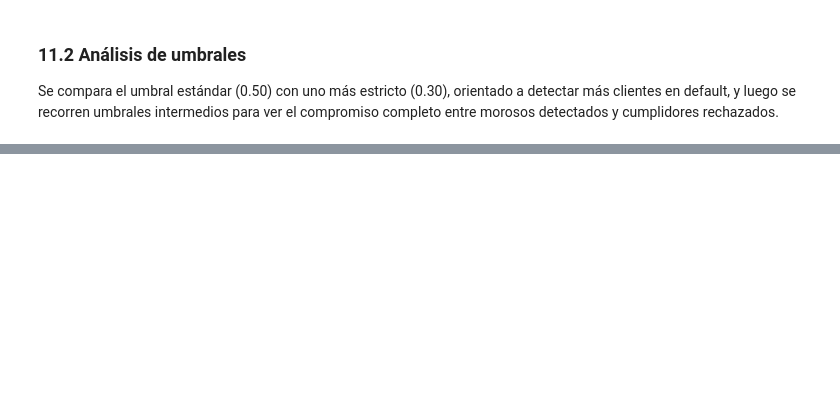
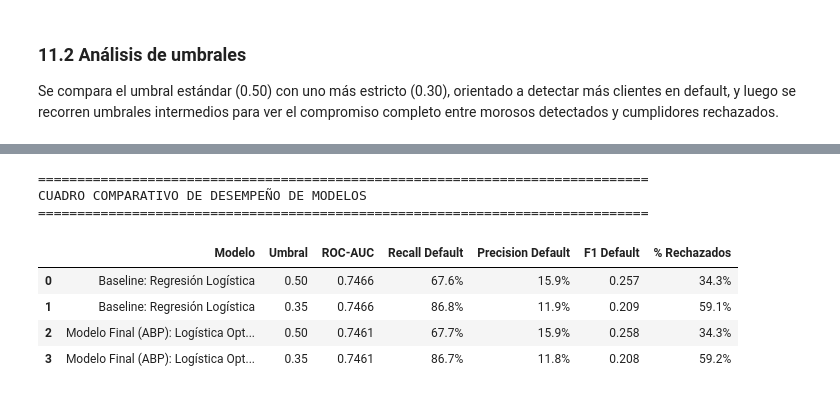
Before and after one commit to LuciaVerdu/Proyecto-Prediccion-de-incumplimiento-crediticio, a Jupyter notebook: Grupo_7_Modulo_Analista.ipynb, the cells around one changed output, grey strips where cells are left out. Cells and saved outputs as stored; diff of their text form; code cells hidden in the pictures; blank space fills up the shorter version.

```diff
--- a/Grupo_7_Modulo_Analista.ipynb
+++ b/Grupo_7_Modulo_Analista.ipynb
@@ -3377,0 +3318,36 @@ Siguiendo la metodología CRISP-DM, depuramos los datos (tratamiento del dato ce
+# %%
+from sklearn.metrics import recall_score, precision_score, f1_score
+
+modelos = {
+    'Baseline: Regresión Logística': y_pred_proba,
+    'Modelo Final (ABP): Logística Optimizada': y_pred_proba_abp,
+}
+
+filas = []
+for nombre, proba in modelos.items():
+    for umbral in [0.50, 0.35]:
+        pred = (proba >= umbral).astype(int)
+        filas.append({
+            'Modelo': nombre,
+            'Umbral': umbral,
+            'ROC-AUC': round(roc_auc_score(y_test, proba), 4),
+            'Recall Default': f"{recall_score(y_test, pred):.1%}",
+            'Precision Default': f"{precision_score(y_test, pred):.1%}",
+            'F1 Default': round(f1_score(y_test, pred), 3),
+            '% Rechazados': f"{pred.mean():.1%}",
+        })
+
+df_comparativo = pd.DataFrame(filas)
+print("=" * 78)
+print("CUADRO COMPARATIVO DE DESEMPEÑO DE MODELOS")
+print("=" * 78)
+display(df_comparativo)
+# %% [output]
+==============================================================================
+CUADRO COMPARATIVO DE DESEMPEÑO DE MODELOS
+==============================================================================
+|  | Modelo | Umbral | ROC-AUC | Recall Default | Precision Default | F1 Default | % Rechazados |
+| 0 | Baseline: Regresión Logística | 0.50 | 0.7466 | 67.6% | 15.9% | 0.257 | 34.3% |
+| 1 | Baseline: Regresión Logística | 0.35 | 0.7466 | 86.8% | 11.9% | 0.209 | 59.1% |
+| 2 | Modelo Final (ABP): Logística Opt... | 0.50 | 0.7461 | 67.7% | 15.9% | 0.258 | 34.3% |
+| 3 | Modelo Final (ABP): Logística Opt... | 0.35 | 0.7461 | 86.7% | 11.8% | 0.208 | 59.2% |
```
Also changed, not shown: parts of 56 cells of this notebook.
